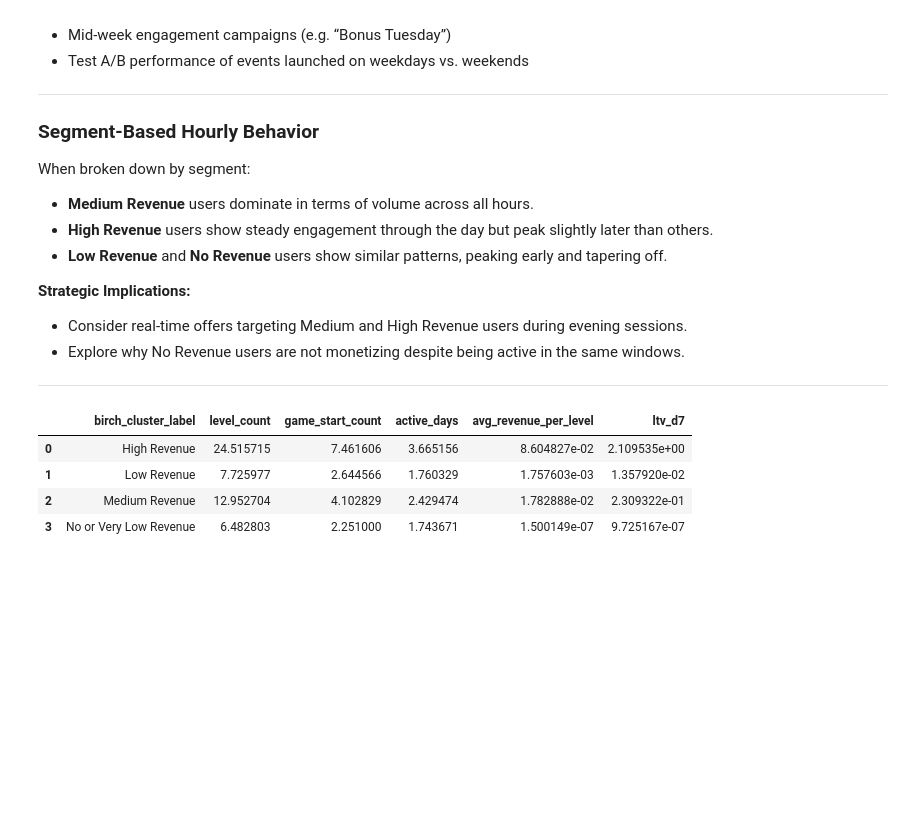
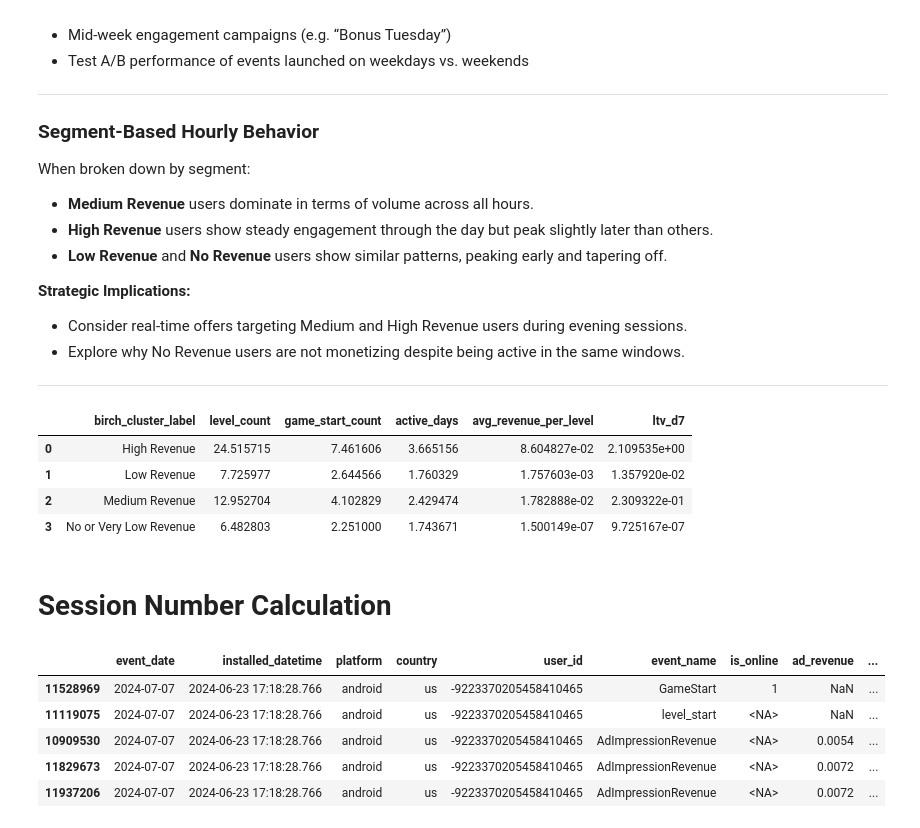
Before and after one commit to ecesuolgunkesici/player-revenue-prediction, a Jupyter notebook: player_revenue_prediction.ipynb, the cells around one changed output. Cells and saved outputs as stored; diff of their text form; code cells hidden in the pictures; blank space fills up the shorter version.

```diff
--- a/player_revenue_prediction.ipynb
+++ b/player_revenue_prediction.ipynb
@@ -697,3 +697,20 @@ merged_df
 | 1 | Low Revenue | 7.725977 | 2.644566 | 1.760329 | 1.757603e-03 | 1.357920e-02 |
 | 2 | Medium Revenue | 12.952704 | 4.102829 | 2.429474 | 1.782888e-02 | 2.309322e-01 |
 | 3 | No or Very Low Revenue | 6.482803 | 2.251000 | 1.743671 | 1.500149e-07 | 9.725167e-07 |
+# %% [markdown]
+# Session Number Calculation
+# %%
+# Python:
+
+df = df.sort_values(['user_id', 'event_datetime'])
+df['time_diff'] = df.groupby('user_id')['event_datetime'].diff().dt.total_seconds().div(60)
+df['new_session'] = (df['time_diff'] > 30) | (df['time_diff'].isna())
+df['session_number'] = df.groupby('user_id')['new_session'].cumsum()
+df.head()
+# %% [output]
+|  | event_date | installed_datetime | platform | country | user_id | event_name | is_online | ad_revenue | ... |
+| 11528969 | 2024-07-07 | 2024-06-23 17:18:28.766 | android | us | -9223370205458410465 | GameStart | 1 | NaN | ... |
+| 11119075 | 2024-07-07 | 2024-06-23 17:18:28.766 | android | us | -9223370205458410465 | level_start | <NA> | NaN | ... |
+| 10909530 | 2024-07-07 | 2024-06-23 17:18:28.766 | android | us | -9223370205458410465 | AdImpressionRevenue | <NA> | 0.0054 | ... |
+| 11829673 | 2024-07-07 | 2024-06-23 17:18:28.766 | android | us | -9223370205458410465 | AdImpressionRevenue | <NA> | 0.0072 | ... |
+| 11937206 | 2024-07-07 | 2024-06-23 17:18:28.766 | android | us | -9223370205458410465 | AdImpressionRevenue | <NA> | 0.0072 | ... |
```
Also changed, not shown: parts of 1 cell of this notebook.
